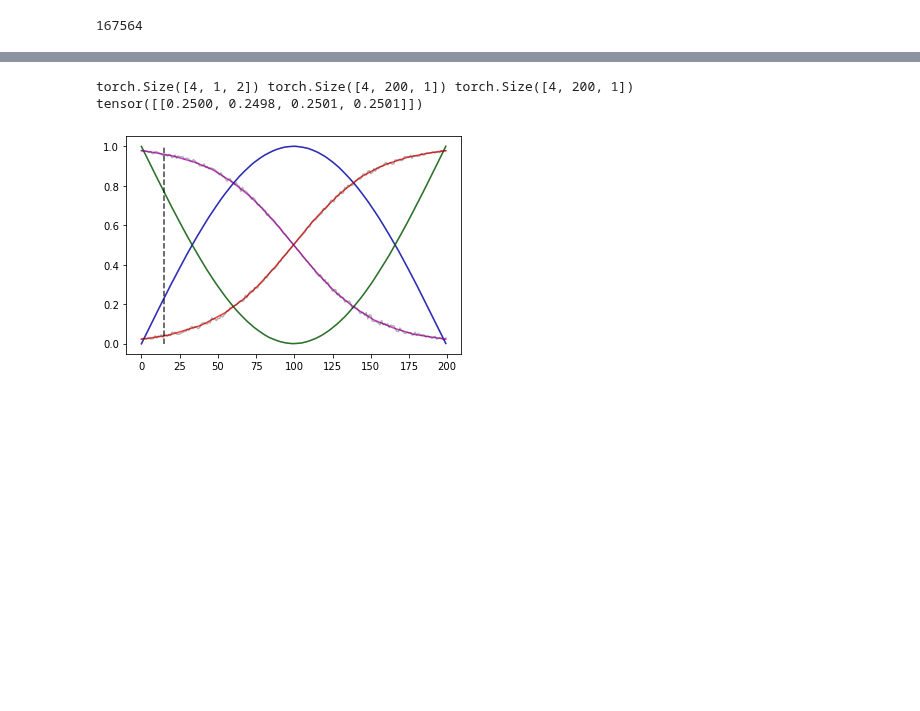
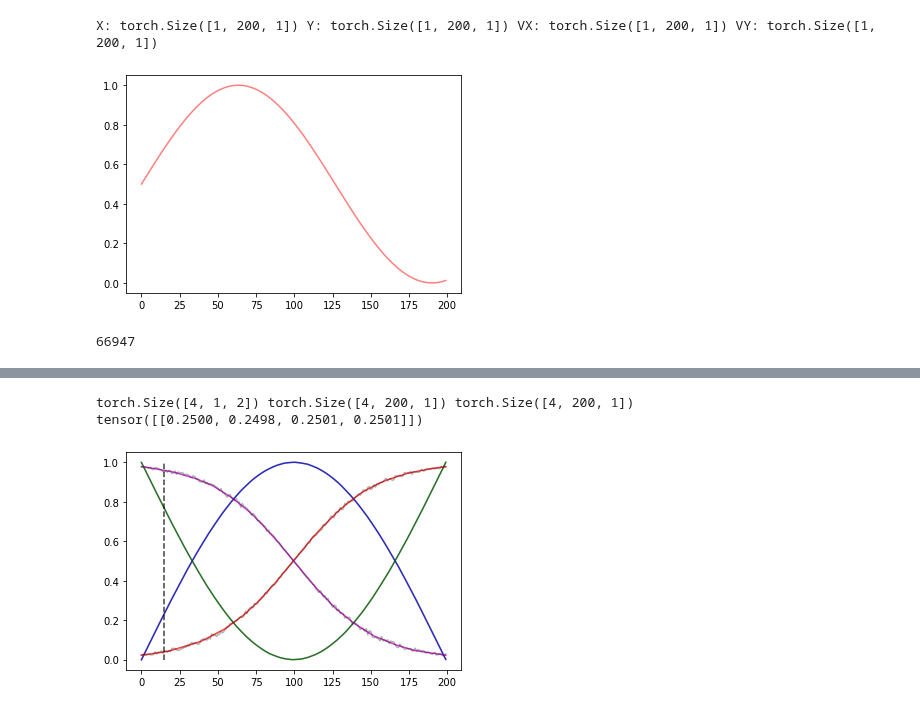
Before and after one commit to yildirimyigit/cnep, a Jupyter notebook: _test_wtacnp.ipynb, the cells around one changed output, grey strips where cells are left out. Drawn from its saved outputs; the diff is of its cells as text; code cells hidden in the pictures; blank space fills up the shorter version.

```diff
--- a/_test_wtacnp.ipynb
+++ b/_test_wtacnp.ipynb
@@ -12,16 +13,16 @@ else:
 # %%
 # Hyperparameters
-batch_size = 32
-n_max_obs, n_max_tar = 6, 6
+batch_size = 1
+n_max_obs, n_max_tar = 10, 10
 
 t_steps = 200
-num_demos = 128
-num_classes = 4
+num_demos = 1
+num_classes = 1
 num_indiv = num_demos//num_classes  # number of demos per class
 noise_clip = 0.0
 dx, dy = 1, 1
 
-num_val = 32
+num_val = 1
 num_val_indiv = num_val//num_classes
 
 colors = ['r', 'g', 'b', 'm']
@@ -73,3 +36,36 @@ torch.Size([32, 200, 1]) torch.Size([32, 200, 1])
+# %%
+# Data generation
+import matplotlib.pyplot as plt
+
+if not ip:
+    plt.switch_backend('agg')
+
+x = torch.linspace(0, 1, 200).repeat(num_indiv, 1)
+y = torch.zeros(num_demos, t_steps, dy)
+
+vx = torch.linspace(0, 1, 200).repeat(num_val_indiv, 1)
+vy = torch.zeros(num_val, t_steps, dy)
+
+for i in range(num_classes):
+    start_ind = i*num_indiv
+    coeff = (i+1)/2*torch.pi
+    y[start_ind:start_ind+num_indiv] = (torch.unsqueeze(generate_sin(x*coeff), 2) +1)/2.0
+
+    noise = torch.unsqueeze(torch.clamp(torch.randn(x.shape)*1e-4**0.5, min=0) - noise_clip, -1)
+
+    start_ind = i*num_val_indiv
+    vy[start_ind:start_ind+num_indiv] = y[start_ind:start_ind+num_indiv].clone() + noise  # num_indiv = num_val_indiv
+
+x = torch.unsqueeze(x.repeat(num_classes, 1), 2)  # since dx = 1
+vx = torch.unsqueeze(vx.repeat(num_classes, 1), 2)
+print("X:", x.shape, "Y:", y.shape, "VX:", vx.shape, "VY:", vy.shape)
+
+if ip:
+    for i, y_i in enumerate(y):
+        plt.plot(y_i, alpha=0.5, c=colors[i%num_classes])
+# %% [output]
+X: torch.Size([1, 200, 1]) Y: torch.Size([1, 200, 1]) VX: torch.Size([1, 200, 1]) VY: torch.Size([1, 200, 1])
+[figure, added]
 # %%
 def get_batch(x, y, traj_ids):
     n_t = torch.randint(1, n_max_tar, (1,)).item()
@@ -108,12 +104,12 @@ def get_validation_batch(vx, vy, traj_ids, device=device):
 
     return obs, tar, tar_val
 # %%
-model = WTA_CNP(1, 1, 6, 6, [128, 128, 128], 4, [128, 128, 128], 32, nll_coef=7.0, batch_entropy_coef=20.0, ind_entropy_coef=5.3).to(device)
+model = WTA_CNP(1, 1, n_max_obs, n_max_tar, [128, 128, 128], 1, [128, 128, 128], 1, scale_coefs=True).to(device)
 optimizer = torch.optim.Adam(lr=1e-4, params=model.parameters())
 
 print(sum(p.numel() for p in model.parameters()))
 # %% [output]
-167564
+66947
 # %%
 from matplotlib.lines import Line2D
 
```
Also changed, not shown: parts of 3 cells of this notebook, 1 other file.
